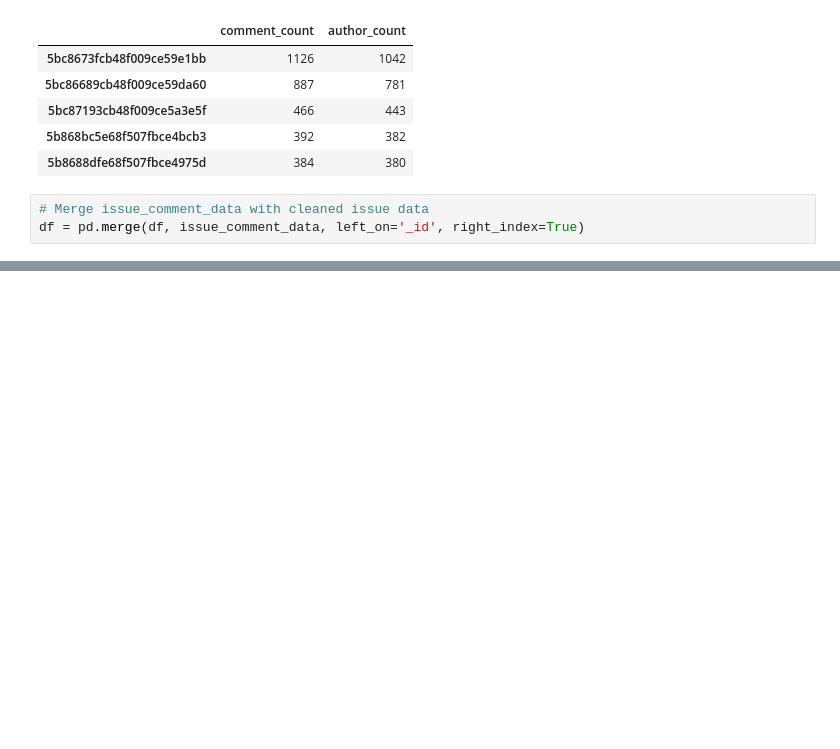
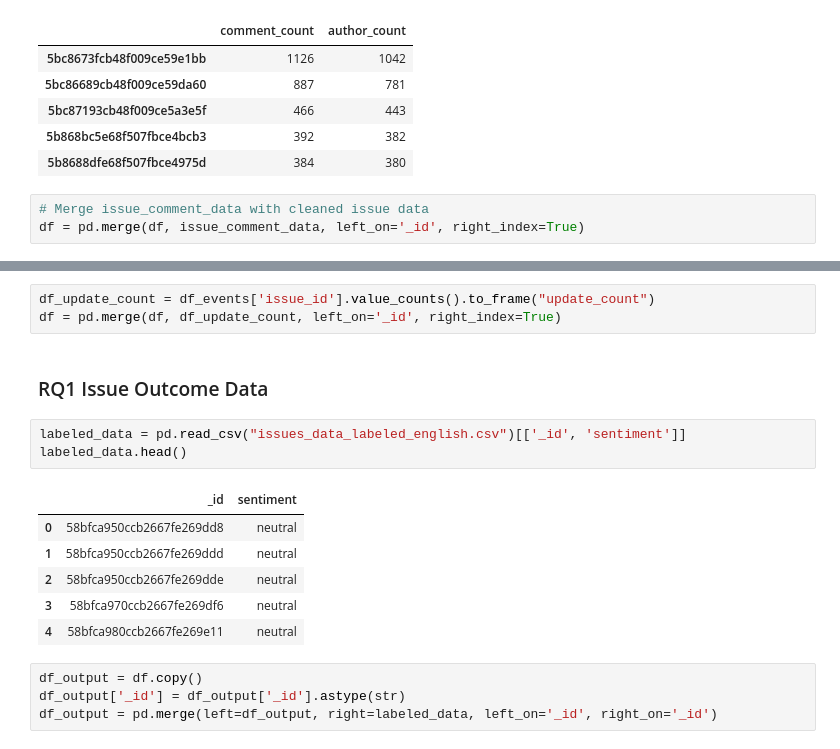
Before and after one commit to JaccoKiezebrink/2IMP40, a Jupyter notebook: DataCollection.ipynb, the cells around one changed output, grey strips where cells are left out. Saved outputs shown, nothing was run; the diff lists cells and outputs as text; blank space fills up the shorter version.

```diff
--- a/DataCollection.ipynb
+++ b/DataCollection.ipynb
@@ -348,0 +305,19 @@ df = pd.merge(df, issue_comment_data, left_on='_id', right_index=True)
+# %%
+df_update_count = df_events['issue_id'].value_counts().to_frame("update_count")
+df = pd.merge(df, df_update_count, left_on='_id', right_index=True)
+# %% [markdown]
+### RQ1 Issue Outcome Data
+# %%
+labeled_data = pd.read_csv("issues_data_labeled_english.csv")[['_id', 'sentiment']]
+labeled_data.head()
+# %% [output]
+|  | _id | sentiment |
+| 0 | 58bfca950ccb2667fe269dd8 | neutral |
+| 1 | 58bfca950ccb2667fe269ddd | neutral |
+| 2 | 58bfca950ccb2667fe269dde | neutral |
+| 3 | 58bfca970ccb2667fe269df6 | neutral |
+| 4 | 58bfca980ccb2667fe269e11 | neutral |
+# %%
+df_output = df.copy()
+df_output['_id'] = df_output['_id'].astype(str)
+df_output = pd.merge(left=df_output, right=labeled_data, left_on='_id', right_on='_id')
```
Also changed, not shown: parts of 38 cells of this notebook, 3 other files.
